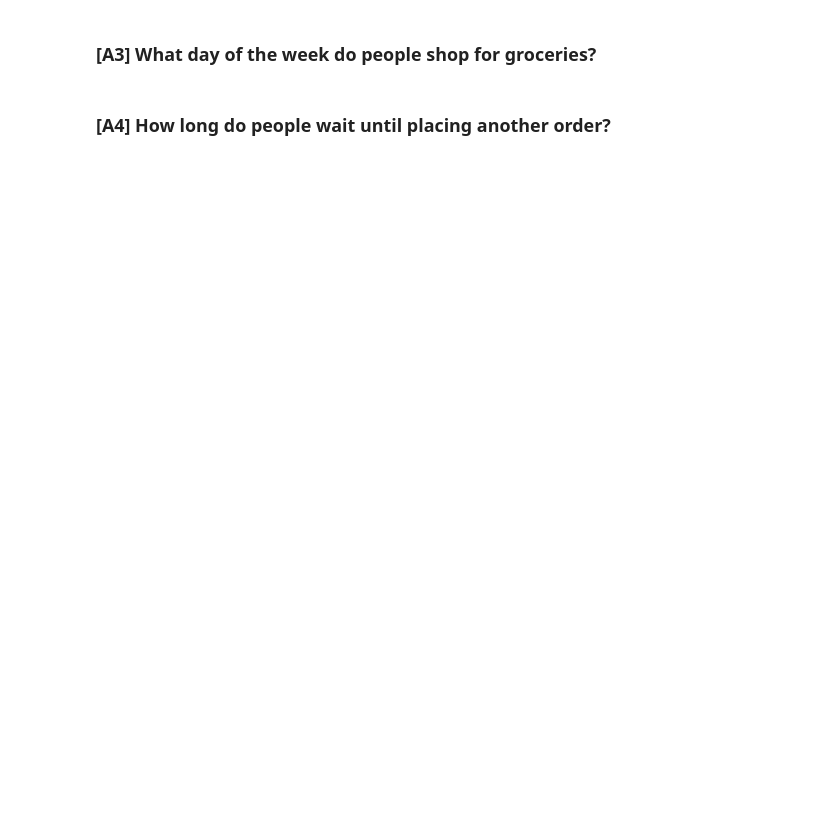
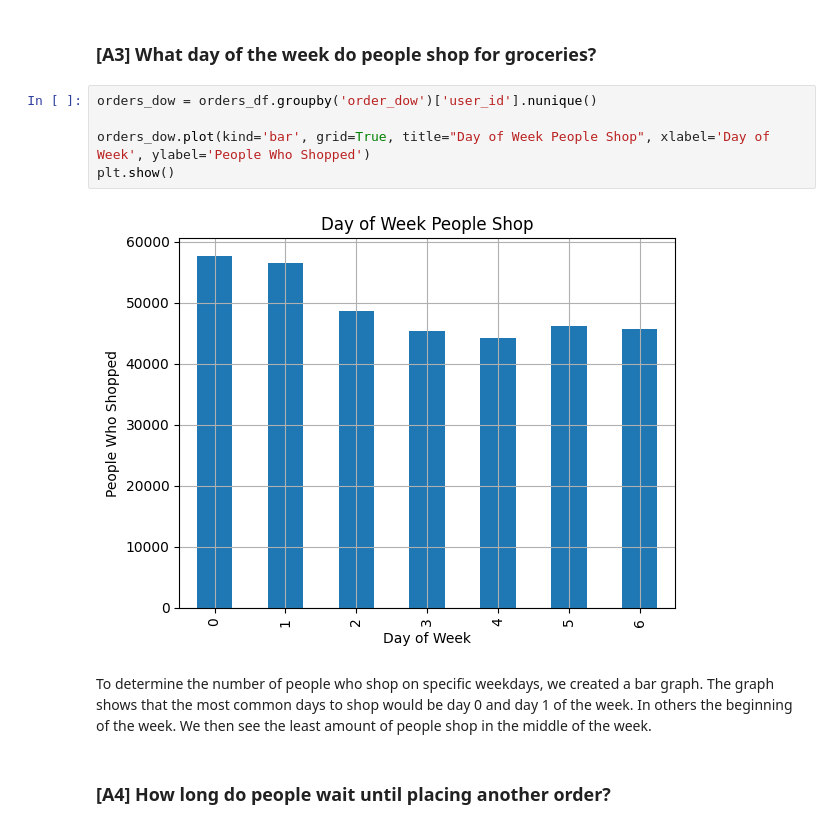
Before and after one commit to Dillona25/InstaCart-Data-Analysis, a Jupyter notebook: analysis.ipynb, the cells around one changed output. Saved outputs shown, nothing was run; the diff lists cells and outputs as text; blank space fills up the shorter version.

```diff
--- a/analysis.ipynb
+++ b/analysis.ipynb
@@ -480,4 +462,13 @@ OverflowError: Exceeded cell block limit in Agg.  Please set the value of rcPara
 # %% [markdown]
 ### [A3] What day of the week do people shop for groceries?
+# %%
+orders_dow = orders_df.groupby('order_dow')['user_id'].nunique()
+
+orders_dow.plot(kind='bar', grid=True, title="Day of Week People Shop", xlabel='Day of Week', ylabel='People Who Shopped')
+plt.show()
+# %% [output]
+[figure, added]
+# %% [markdown]
+To determine the number of people who shop on specific weekdays, we created a bar graph. The graph shows that the most common days to shop would be day 0 and day 1 of the week. In others the beginning of the week. We then see the least amount of people shop in the middle of the week.
 # %% [markdown]
 ### [A4] How long do people wait until placing another order?
```
Also changed, not shown: parts of 8 cells of this notebook.
